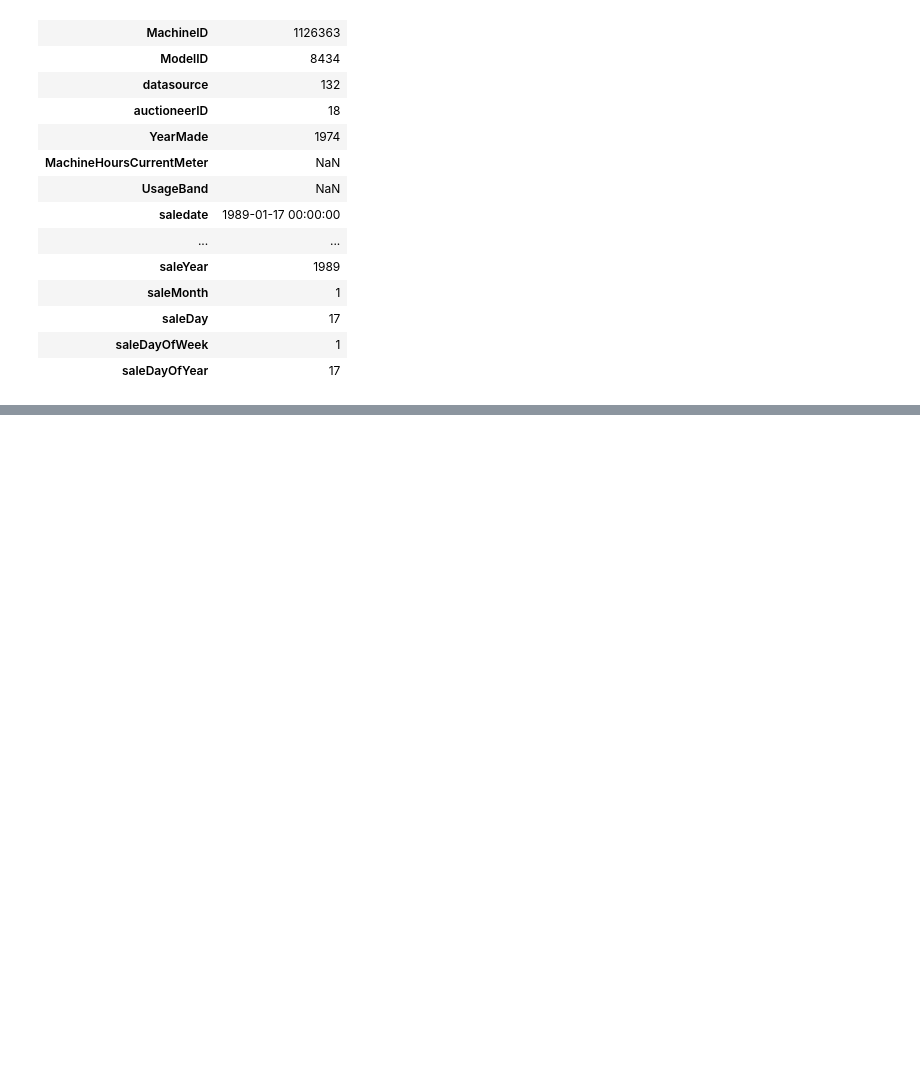
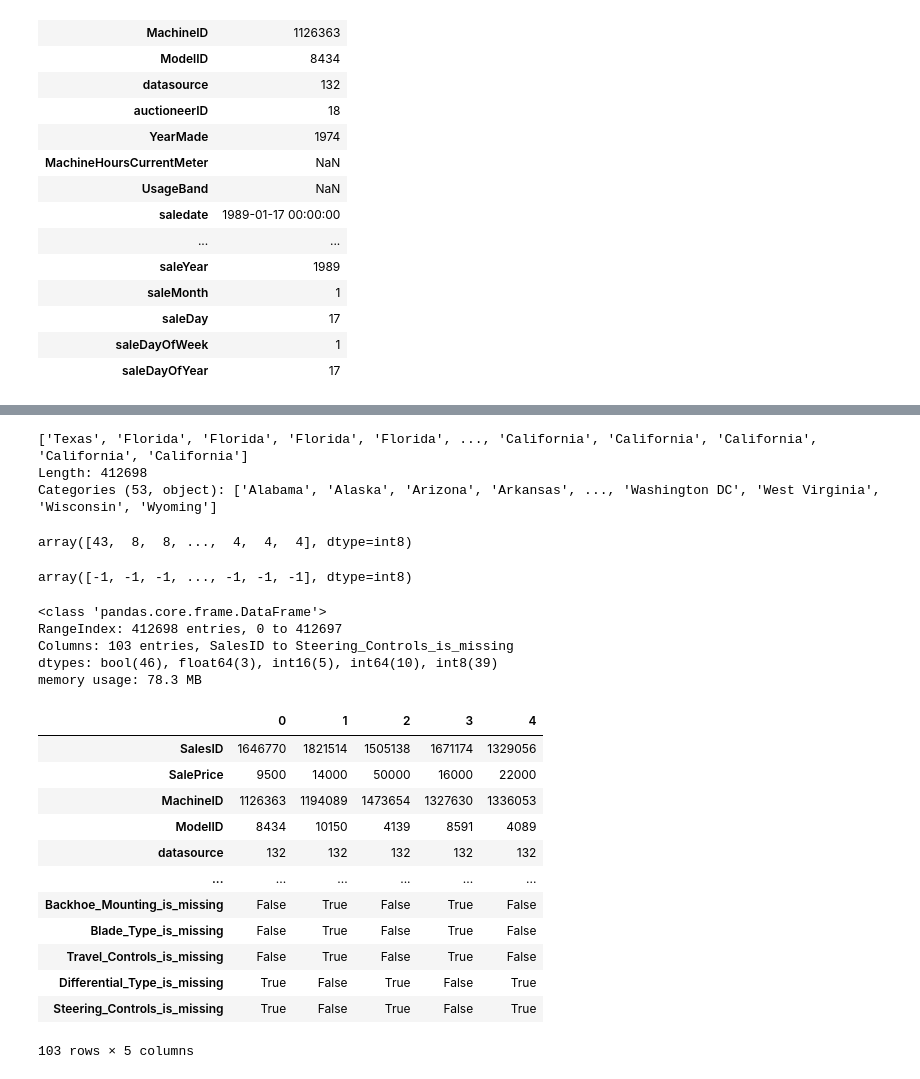
Before and after one commit to klsklnPITX/bulldozer-price-regression, a Jupyter notebook: end-to-end-bulldozer-price-regression.ipynb, the cells around one changed output, grey strips where cells are left out. Cells and saved outputs as stored; diff of their text form; code cells hidden in the pictures; blank space fills up the shorter version.

```diff
--- a/end-to-end-bulldozer-price-regression.ipynb
+++ b/end-to-end-bulldozer-price-regression.ipynb
@@ -231,0 +434,14 @@ df_tmp.drop("saledate", axis=1, inplace=True)
+# %%
+for label, content in df_tmp.items():
+    if pd.api.types.is_numeric_dtype(content):
+        if pd.isnull(content).sum():
+            # Add a binary column with true or false to tell if data was missing
+            df_tmp[label + "_is_missing"] = pd.isnull(content)
+            # Fill missing numeric values with median
+            df_tmp[label] = content.fillna(content.median())
+# %%
+# Check if still empty variables in df
+for label, content in df_tmp.items():
+    if pd.api.types.is_numeric_dtype(content):
+        if pd.isnull(content).sum():
+            print(label)
@@ -231,0 +477,5 @@ df_tmp.drop("saledate", axis=1, inplace=True)
+# %%
+# Check columns which are not numeric
+for label, content in df_tmp.items():
+    if not pd.api.types.is_numeric_dtype(content):
+        print(label)
@@ -231,0 +500,46 @@ df_tmp.drop("saledate", axis=1, inplace=True)
+# %%
+pd.Categorical(df_tmp["state"])
+# %% [output]
+['Texas', 'Florida', 'Florida', 'Florida', 'Florida', ..., 'California', 'California', 'California', 'California', 'California']
+Length: 412698
+Categories (53, object): ['Alabama', 'Alaska', 'Arizona', 'Arkansas', ..., 'Washington DC', 'West Virginia', 'Wisconsin', 'Wyoming']
+# %%
+pd.Categorical(df_tmp["state"]).codes
+# %% [output]
+array([43,  8,  8, ...,  4,  4,  4], dtype=int8)
+# %%
+# Missing values will be negative 1. Keep in mind for converting values from categories to numbers
+pd.Categorical(df_tmp["UsageBand"]).codes
+# %% [output]
+array([-1, -1, -1, ..., -1, -1, -1], dtype=int8)
+# %%
+for label, content in df_tmp.items():
+    if not pd.api.types.is_numeric_dtype(content):
+        # Add binary column to indicate whether sample had missing values
+        df_tmp[label + "_is_missing"] = pd.isnull(content)
+        # Turn categories into numbers and add +1. See cell above for explanation
+        df_tmp[label] = pd.Categorical(content).codes+1
+# %%
+df_tmp.info()
+# %% [output]
+<class 'pandas.core.frame.DataFrame'>
+RangeIndex: 412698 entries, 0 to 412697
+Columns: 103 entries, SalesID to Steering_Controls_is_missing
+dtypes: bool(46), float64(3), int16(5), int64(10), int8(39)
+memory usage: 78.3 MB
+# %%
+df_tmp.head().T
+# %% [output]
+|  | 0 | 1 | 2 | 3 | 4 |
+| SalesID | 1646770 | 1821514 | 1505138 | 1671174 | 1329056 |
+| SalePrice | 9500 | 14000 | 50000 | 16000 | 22000 |
+| MachineID | 1126363 | 1194089 | 1473654 | 1327630 | 1336053 |
+| ModelID | 8434 | 10150 | 4139 | 8591 | 4089 |
+| datasource | 132 | 132 | 132 | 132 | 132 |
+| ... | ... | ... | ... | ... | ... |
+| Backhoe_Mounting_is_missing | False | True | False | True | False |
+| Blade_Type_is_missing | False | True | False | True | False |
+| Travel_Controls_is_missing | False | True | False | True | False |
+| Differential_Type_is_missing | True | False | True | False | True |
+| Steering_Controls_is_missing | True | False | True | False | True |
+103 rows × 5 columns
```
Also changed, not shown: parts of 60 cells of this notebook.
